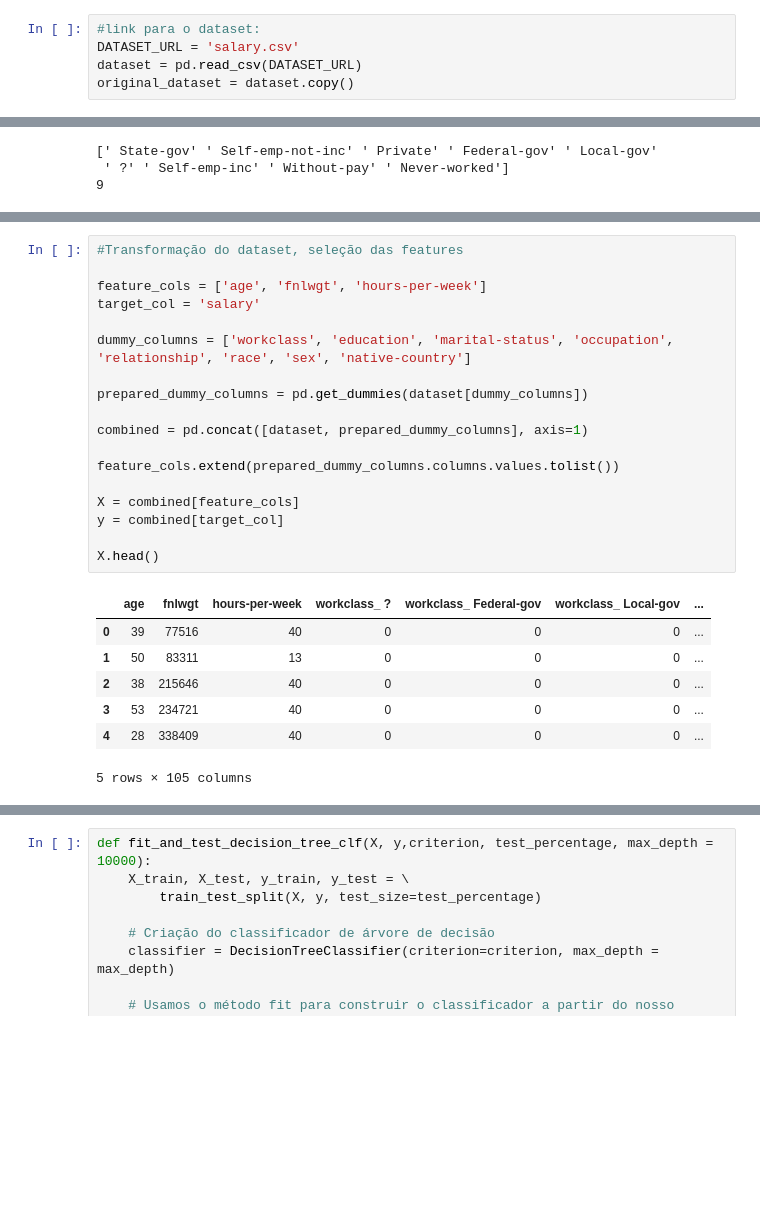
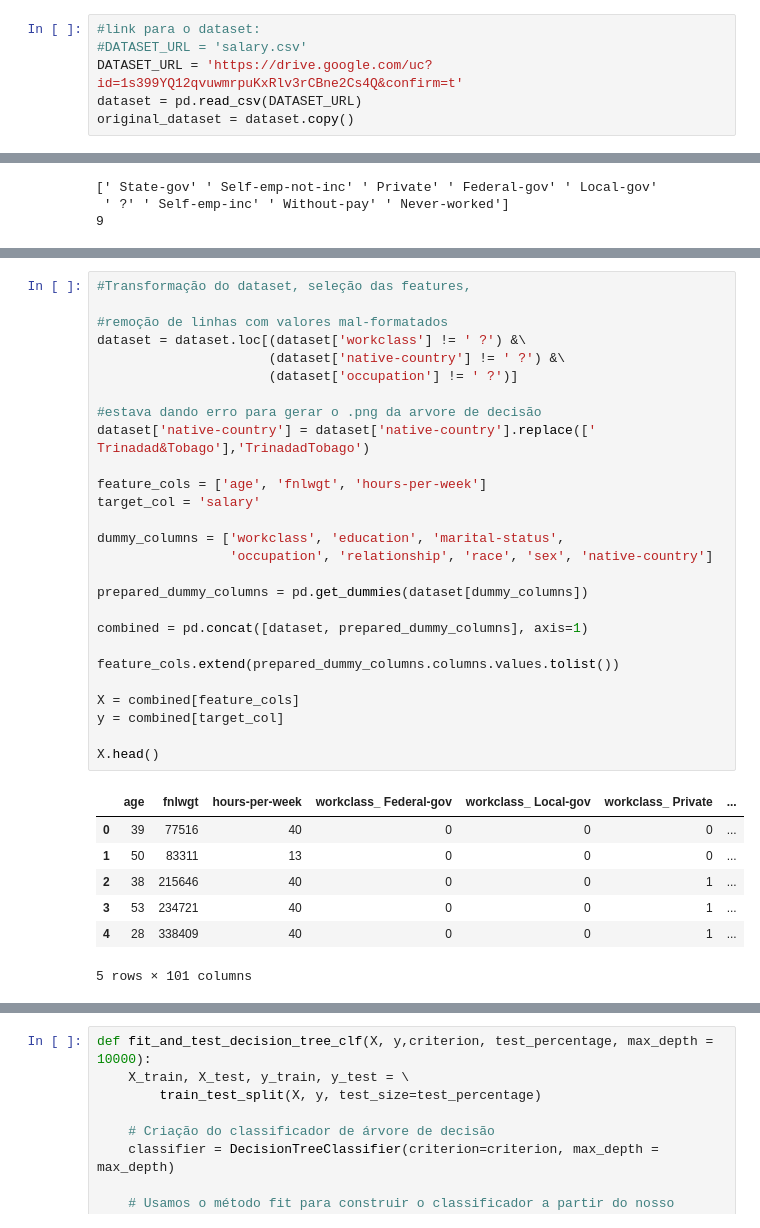
Before and after one commit to leorumma/arvore-decisao-v2, a Jupyter notebook: arvore-decisao-parte2.ipynb, the cells around one changed output, grey strips where cells are left out. Cells and saved outputs as stored; diff of their text form; blank space fills up the shorter version.

```diff
--- a/arvore-decisao-parte2.ipynb
+++ b/arvore-decisao-parte2.ipynb
@@ -31,6 +31,7 @@ def generate_decision_tree_png(decision_tree_clf, feature_names, file_name = 'ar
 # %%
 #link para o dataset:
-DATASET_URL = 'salary.csv'
+#DATASET_URL = 'salary.csv'
+DATASET_URL = 'https://drive.google.com/uc?id=1s399YQ12qvuwmrpuKxRlv3rCBne2Cs4Q&confirm=t'
 dataset = pd.read_csv(DATASET_URL)
 original_dataset = dataset.copy()
 # %%
@@ -156,29 +157,38 @@ heatmap(dataset.corr())
 # %%
-#Transformação do dataset, seleção das features
+#Transformação do dataset, seleção das features,
+
+#remoção de linhas com valores mal-formatados
+dataset = dataset.loc[(dataset['workclass'] != ' ?') &\
+                      (dataset['native-country'] != ' ?') &\
+                      (dataset['occupation'] != ' ?')]
+
+#estava dando erro para gerar o .png da arvore de decisão
+dataset['native-country'] = dataset['native-country'].replace([' Trinadad&Tobago'],'TrinadadTobago')
 
 feature_cols = ['age', 'fnlwgt', 'hours-per-week']
 target_col = 'salary'
 
-dummy_columns = ['workclass', 'education', 'marital-status', 'occupation', 'relationship', 'race', 'sex', 'native-country']
+dummy_columns = ['workclass', 'education', 'marital-status',
+                 'occupation', 'relationship', 'race', 'sex', 'native-country']
 
 prepared_dummy_columns = pd.get_dummies(dataset[dummy_columns])
 
 combined = pd.concat([dataset, prepared_dummy_columns], axis=1)
 
 feature_cols.extend(prepared_dummy_columns.columns.values.tolist())
 
 X = combined[feature_cols]
 y = combined[target_col]
 
 X.head()
 # %% [output]
-|  | age | fnlwgt | hours-per-week | workclass_ ? | workclass_ Federal-gov | workclass_ Local-gov | ... |
+|  | age | fnlwgt | hours-per-week | workclass_ Federal-gov | workclass_ Local-gov | workclass_ Private | ... |
 | 0 | 39 | 77516 | 40 | 0 | 0 | 0 | ... |
 | 1 | 50 | 83311 | 13 | 0 | 0 | 0 | ... |
-| 2 | 38 | 215646 | 40 | 0 | 0 | 0 | ... |
-| 3 | 53 | 234721 | 40 | 0 | 0 | 0 | ... |
-| 4 | 28 | 338409 | 40 | 0 | 0 | 0 | ... |
+| 2 | 38 | 215646 | 40 | 0 | 0 | 1 | ... |
+| 3 | 53 | 234721 | 40 | 0 | 0 | 1 | ... |
+| 4 | 28 | 338409 | 40 | 0 | 0 | 1 | ... |
-5 rows × 105 columns
+5 rows × 101 columns
 # %%
 #Treino
 test_percentage = 0.05
```
Also changed, not shown: parts of 32 cells of this notebook, 1 other file.
